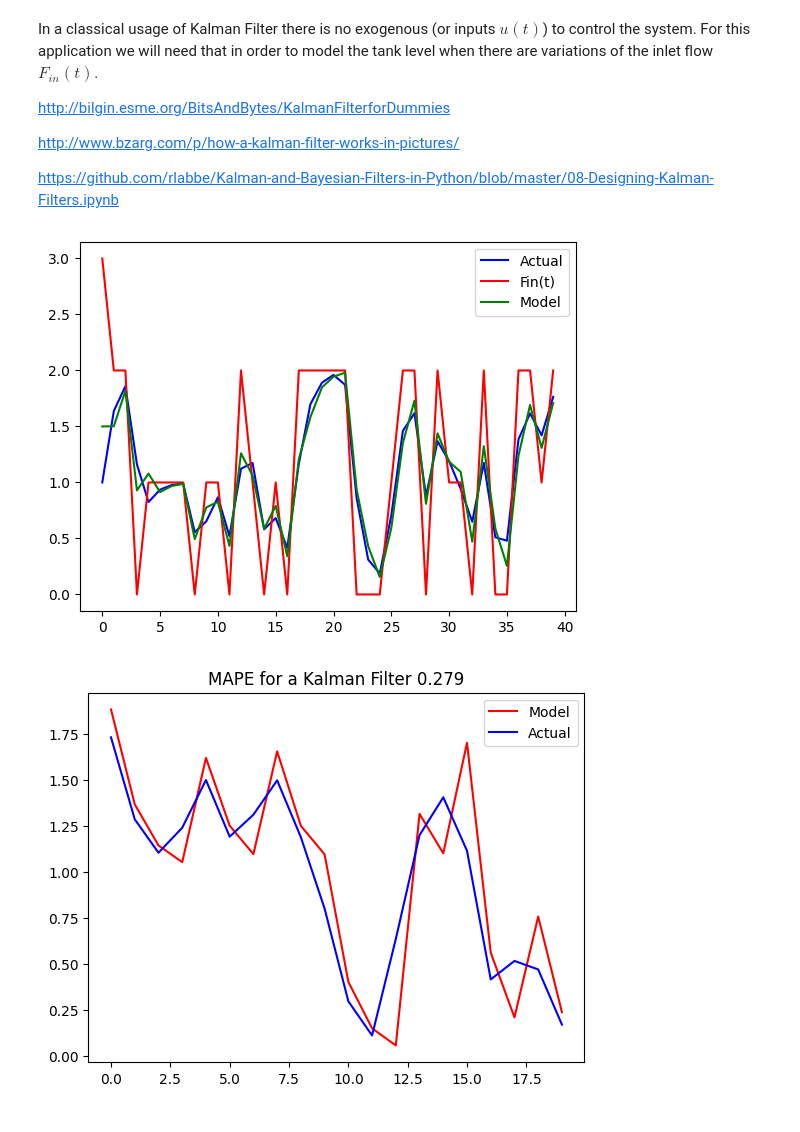
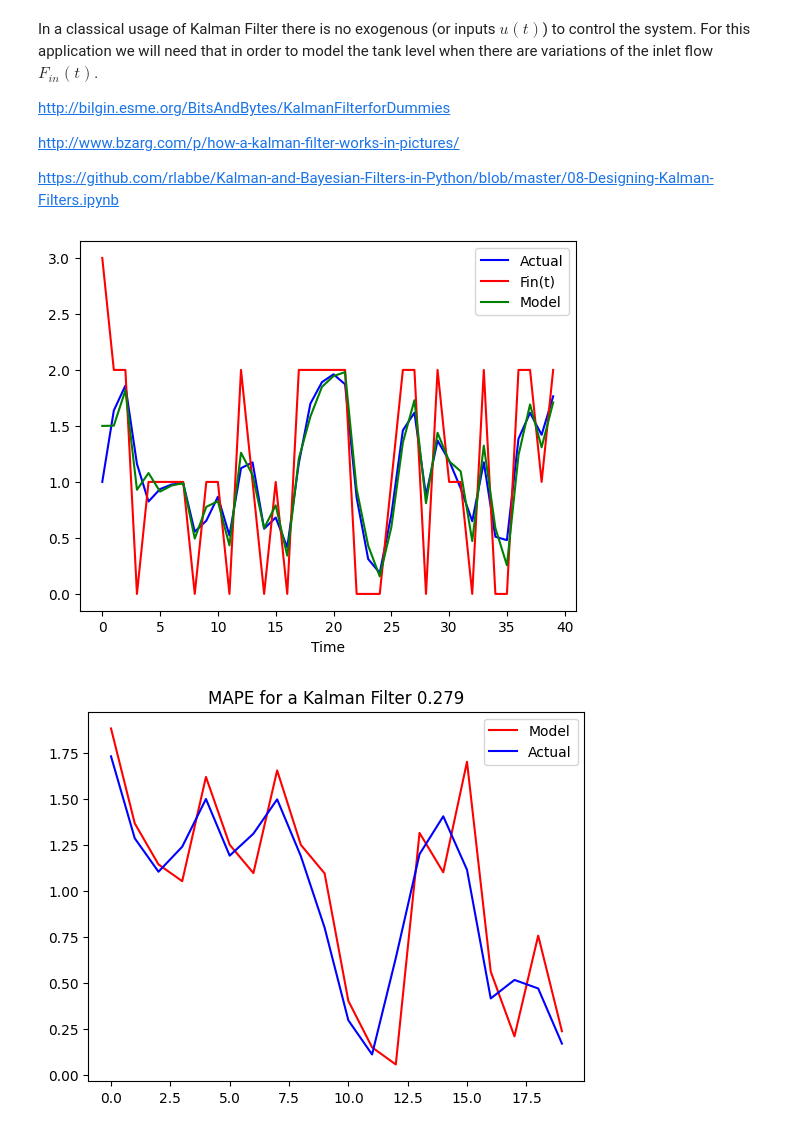
Before and after one commit to robertoamansur/MPC-and-RL-for-Process-Control, a Jupyter notebook: MPC_RL_notebook.ipynb, the cells around one changed output. Drawn from its saved outputs; the diff is of its cells as text; code cells hidden in the pictures.

```diff
--- a/MPC_RL_notebook.ipynb
+++ b/MPC_RL_notebook.ipynb
@@ -275,34 +277,35 @@ state_noise = 1
 f.P = state_noise
 # measurement noise
 measure_noise = 0.01
 f.R = np.array([[measure_noise]])
 # state uncertainty
 f.Q = np.array([[state_noise]])
 # control inputs
 controls = train.Fin.values
 # get true states
 true_states = np.zeros(numsteps)
 true_states[0] = init_state
 true_states += controls
 
 
 estimates = []
 covs = []
 for n in range(numsteps):
     f.predict(u=controls[n])
     x = f.x
     estimates.append(x[0])
     covs.append(f.P[0])
     f.update(measurements[n])
 
 plt.figure()
 plt.plot(measurements, 'b')
 plt.plot(true_states, 'r')
 plt.plot(estimates, 'g')
 plt.legend(('Actual', 'Fin(t)', 'Model'))
+plt.xlabel('Time')
 plt.show()
 # %% [output]
-[figure, old version]
+[figure, new version]
 # %%
 # evaluating test data
 y_predicted = []
```
Also changed, not shown: parts of 15 cells of this notebook.
